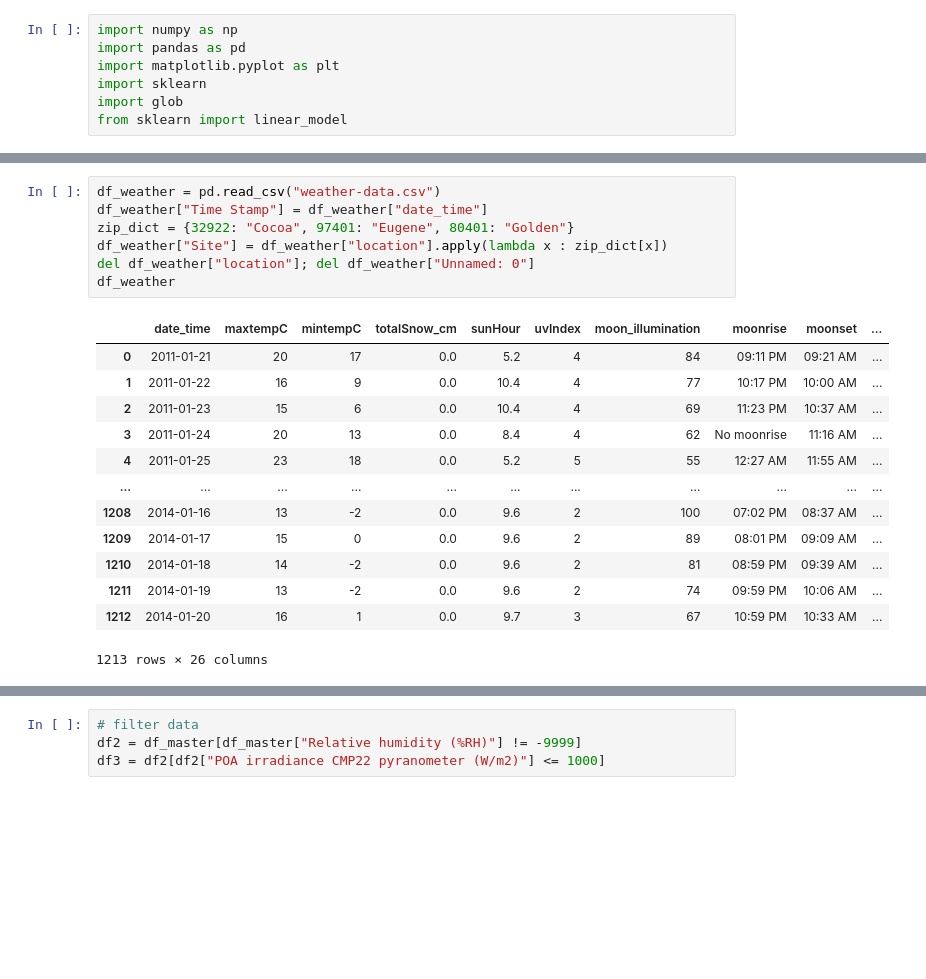
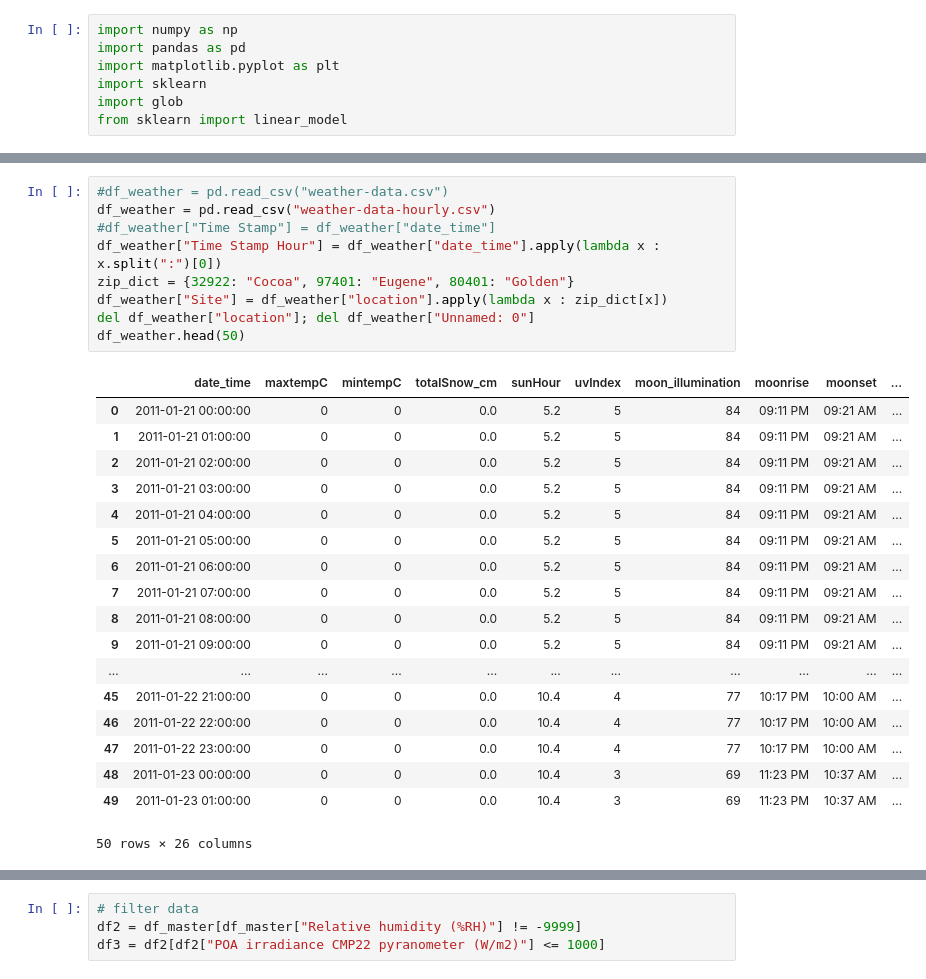
Before and after one commit to Edidas02/PV-Module-Model, a Jupyter notebook: solar-panels.ipynb, the cells around one changed output, grey strips where cells are left out. Saved outputs shown, nothing was run; the diff lists cells and outputs as text; blank space fills up the shorter version.

```diff
--- a/solar-panels.ipynb
+++ b/solar-panels.ipynb
@@ -74,22 +79,29 @@ df
 # %%
-df_weather = pd.read_csv("weather-data.csv")
-df_weather["Time Stamp"] = df_weather["date_time"]
+#df_weather = pd.read_csv("weather-data.csv")
+df_weather = pd.read_csv("weather-data-hourly.csv")
+#df_weather["Time Stamp"] = df_weather["date_time"]
+df_weather["Time Stamp Hour"] = df_weather["date_time"].apply(lambda x : x.split(":")[0])
 zip_dict = {32922: "Cocoa", 97401: "Eugene", 80401: "Golden"}
 df_weather["Site"] = df_weather["location"].apply(lambda x : zip_dict[x])
 del df_weather["location"]; del df_weather["Unnamed: 0"]
-df_weather
+df_weather.head(50)
 # %% [output]
 |  | date_time | maxtempC | mintempC | totalSnow_cm | sunHour | uvIndex | moon_illumination | moonrise | moonset | ... |
-| 0 | 2011-01-21 | 20 | 17 | 0.0 | 5.2 | 4 | 84 | 09:11 PM | 09:21 AM | ... |
-| 1 | 2011-01-22 | 16 | 9 | 0.0 | 10.4 | 4 | 77 | 10:17 PM | 10:00 AM | ... |
-| 2 | 2011-01-23 | 15 | 6 | 0.0 | 10.4 | 4 | 69 | 11:23 PM | 10:37 AM | ... |
-| 3 | 2011-01-24 | 20 | 13 | 0.0 | 8.4 | 4 | 62 | No moonrise | 11:16 AM | ... |
-| 4 | 2011-01-25 | 23 | 18 | 0.0 | 5.2 | 5 | 55 | 12:27 AM | 11:55 AM | ... |
+| 0 | 2011-01-21 00:00:00 | 0 | 0 | 0.0 | 5.2 | 5 | 84 | 09:11 PM | 09:21 AM | ... |
+| 1 | 2011-01-21 01:00:00 | 0 | 0 | 0.0 | 5.2 | 5 | 84 | 09:11 PM | 09:21 AM | ... |
+| 2 | 2011-01-21 02:00:00 | 0 | 0 | 0.0 | 5.2 | 5 | 84 | 09:11 PM | 09:21 AM | ... |
+| 3 | 2011-01-21 03:00:00 | 0 | 0 | 0.0 | 5.2 | 5 | 84 | 09:11 PM | 09:21 AM | ... |
+| 4 | 2011-01-21 04:00:00 | 0 | 0 | 0.0 | 5.2 | 5 | 84 | 09:11 PM | 09:21 AM | ... |
+| 5 | 2011-01-21 05:00:00 | 0 | 0 | 0.0 | 5.2 | 5 | 84 | 09:11 PM | 09:21 AM | ... |
+| 6 | 2011-01-21 06:00:00 | 0 | 0 | 0.0 | 5.2 | 5 | 84 | 09:11 PM | 09:21 AM | ... |
+| 7 | 2011-01-21 07:00:00 | 0 | 0 | 0.0 | 5.2 | 5 | 84 | 09:11 PM | 09:21 AM | ... |
+| 8 | 2011-01-21 08:00:00 | 0 | 0 | 0.0 | 5.2 | 5 | 84 | 09:11 PM | 09:21 AM | ... |
+| 9 | 2011-01-21 09:00:00 | 0 | 0 | 0.0 | 5.2 | 5 | 84 | 09:11 PM | 09:21 AM | ... |
 | ... | ... | ... | ... | ... | ... | ... | ... | ... | ... | ... |
-| 1208 | 2014-01-16 | 13 | -2 | 0.0 | 9.6 | 2 | 100 | 07:02 PM | 08:37 AM | ... |
-| 1209 | 2014-01-17 | 15 | 0 | 0.0 | 9.6 | 2 | 89 | 08:01 PM | 09:09 AM | ... |
-| 1210 | 2014-01-18 | 14 | -2 | 0.0 | 9.6 | 2 | 81 | 08:59 PM | 09:39 AM | ... |
-| 1211 | 2014-01-19 | 13 | -2 | 0.0 | 9.6 | 2 | 74 | 09:59 PM | 10:06 AM | ... |
-| 1212 | 2014-01-20 | 16 | 1 | 0.0 | 9.7 | 3 | 67 | 10:59 PM | 10:33 AM | ... |
+| 45 | 2011-01-22 21:00:00 | 0 | 0 | 0.0 | 10.4 | 4 | 77 | 10:17 PM | 10:00 AM | ... |
+| 46 | 2011-01-22 22:00:00 | 0 | 0 | 0.0 | 10.4 | 4 | 77 | 10:17 PM | 10:00 AM | ... |
+| 47 | 2011-01-22 23:00:00 | 0 | 0 | 0.0 | 10.4 | 4 | 77 | 10:17 PM | 10:00 AM | ... |
+| 48 | 2011-01-23 00:00:00 | 0 | 0 | 0.0 | 10.4 | 3 | 69 | 11:23 PM | 10:37 AM | ... |
+| 49 | 2011-01-23 01:00:00 | 0 | 0 | 0.0 | 10.4 | 3 | 69 | 11:23 PM | 10:37 AM | ... |
-1213 rows × 26 columns
+50 rows × 26 columns
 # %%
```
Also changed, not shown: parts of 7 cells of this notebook.
